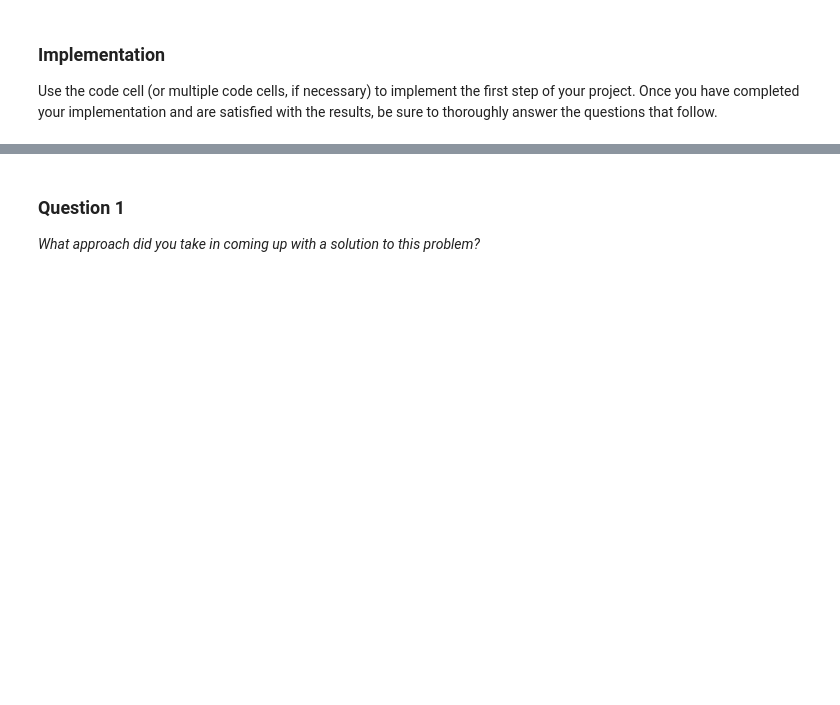
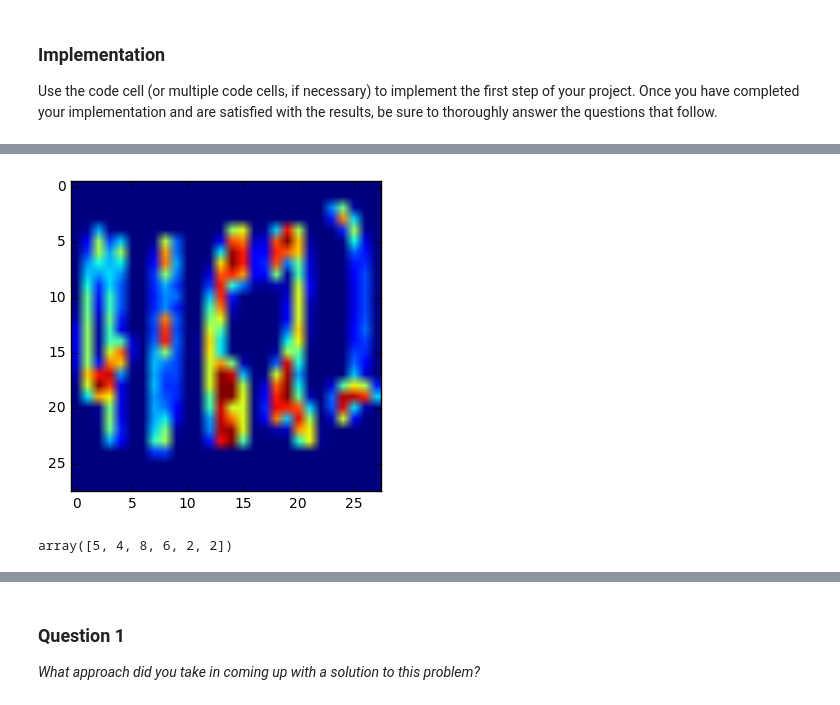
Before and after one commit to kscasado/Udacity_Machine_Learning, a Jupyter notebook: digit_recognition/digit_recognition.ipynb, the cells around one changed output, grey strips where cells are left out. Drawn from its saved outputs; the diff is of its cells as text; code cells hidden in the pictures; blank space fills up the shorter version.

Commit message:
implemented training and testing on MNIST data

```diff
--- a/digit_recognition/digit_recognition.ipynb
+++ b/digit_recognition/digit_recognition.ipynb
@@ -118,0 +96,17 @@ AttributeError: 'list' object has no attribute 'shape'
+# %%
+train_image_seq = []
+seq_labels = []
+train_images = get_dataset('train-images-idx3-ubyte',image=True)
+train_labels = get_dataset('train-labels-idx1-ubyte',label=True)
+test_images = get_dataset('t10k-images-idx3-ubyte',image=True)
+test_labels = get_dataset('t10k-labels-idx1-ubyte',label=True)
+train_images, train_labels = get_dataset_seq(train_images,train_labels)
+test_images, test_labels = get_dataset_seq(test_images,test_labels)
+test_images = test_images.astype(float32)
+# %%
+plt.imshow(train_image_seq[103])
+plt.show()
+seq_labels[103]
+# %% [output]
+[figure, added]
+array([5, 4, 8, 6, 2, 2])
```
Also changed, not shown: parts of 11 cells of this notebook, 5 other files.
